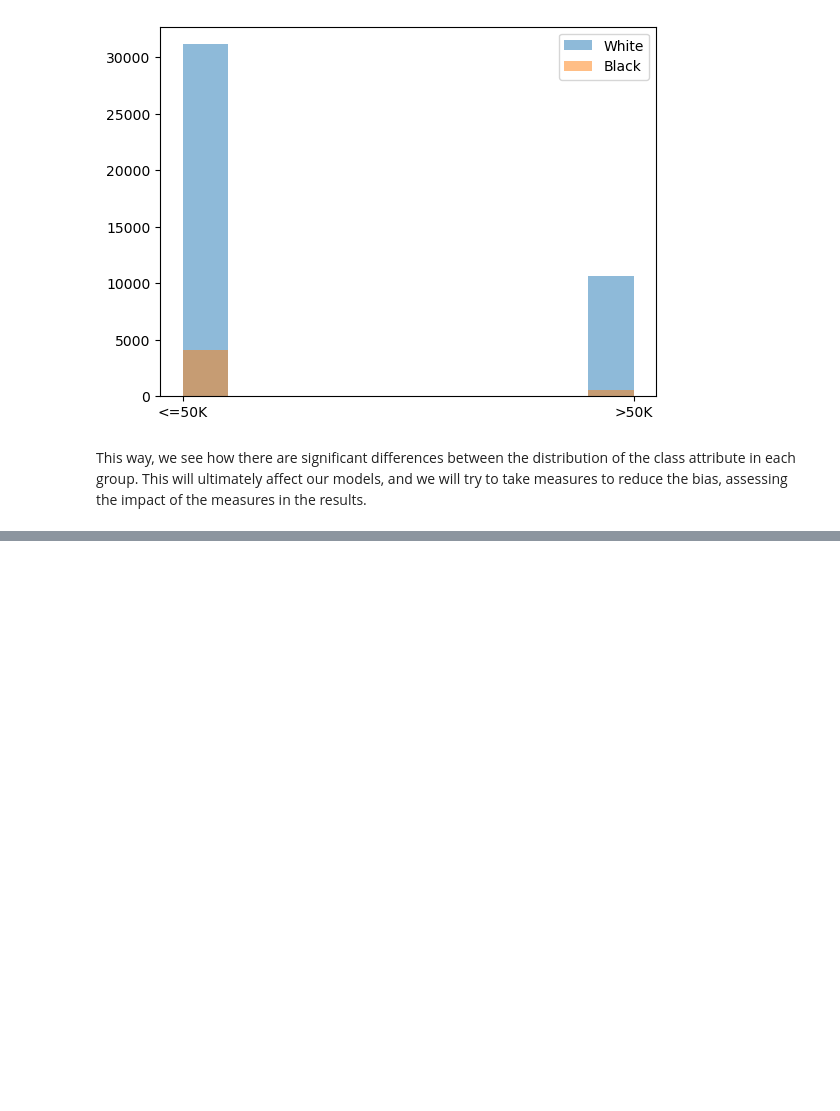
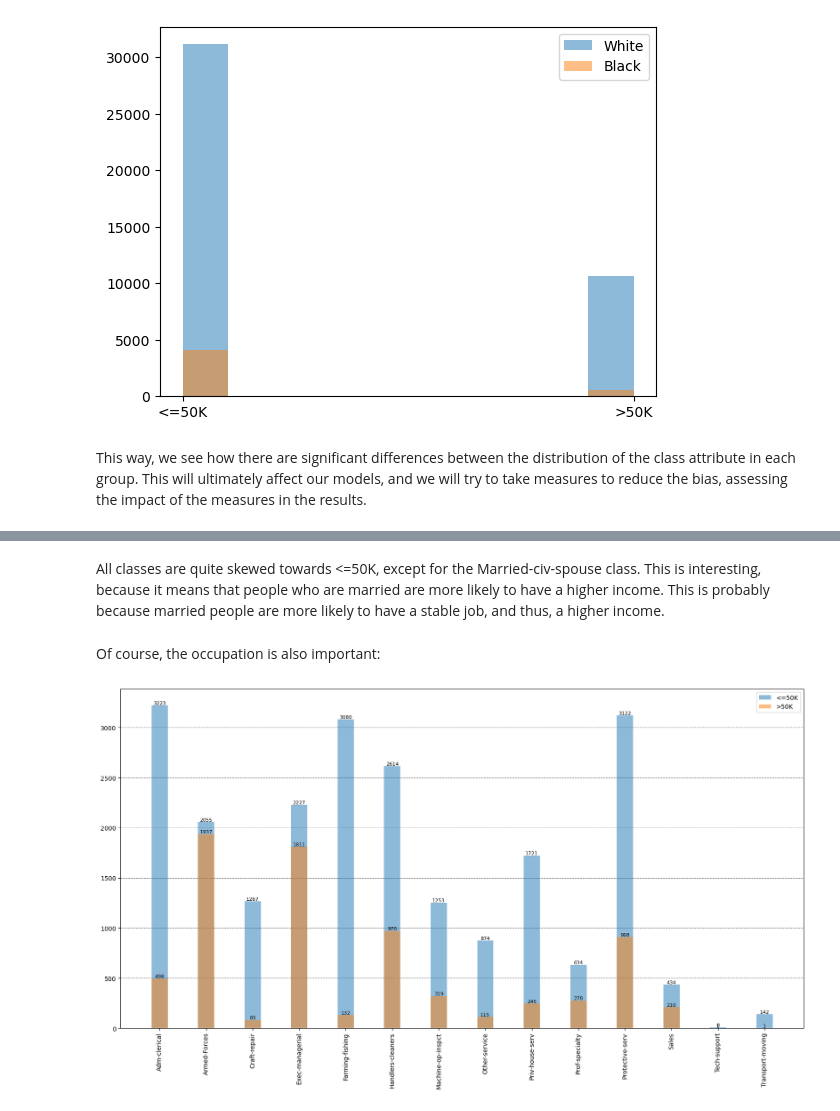
Before and after one commit to Lorenc1o/ML_Project, a Jupyter notebook: source/preliminars.ipynb, the cells around one changed output, grey strips where cells are left out. Cells and saved outputs as stored; diff of their text form; code cells hidden in the pictures; blank space fills up the shorter version.

```diff
--- a/source/preliminars.ipynb
+++ b/source/preliminars.ipynb
@@ -93,0 +396,26 @@ This way, we see how there are significant differences between the distribution
+# %% [markdown]
+All classes are quite skewed towards <=50K, except for the Married-civ-spouse class. This is interesting, because it means that people who are married are more likely to have a higher income. This is probably because married people are more likely to have a stable job, and thus, a higher income.
+# %% [markdown]
+Of course, the occupation is also important:
+# %%
+#plot the class against the occupation, for each occupation we plot the frequency of each class
+plt.figure(figsize=(20,10))
+labels = df['occupation'].unique()
+#sort the labels
+labels.sort()
+bin_edges = np.arange(len(labels)+1) - 0.5
+bar_width = 0.35
+plt.hist(df[df['class'] == '<=50K']['occupation'], alpha=0.5, label='<=50K', bins=bin_edges, align='mid', rwidth=bar_width)
+plt.hist(df[df['class'] == '>50K']['occupation'], alpha=0.5, label='>50K', bins=bin_edges,align='mid', rwidth=bar_width)
+plt.legend(loc='upper right')
+#rotate the labels and change the numbers to the correspondent education
+plt.xticks(range(len(labels)), labels, rotation='vertical')
+#separate the bars
+plt.gca().set_axisbelow(True)
+plt.gca().yaxis.grid(color='gray', linestyle='dashed')
+#plot the values of each bar
+for i, v in enumerate(plt.gca().patches):
+    plt.gca().text(v.get_x() + v.get_width()/2., v.get_height(), str(int(v.get_height())), fontsize=8, color='black', ha='center', va='bottom')
+plt.show()
+# %% [output]
+[figure, added]
```
Also changed, not shown: parts of 39 cells of this notebook, 3 other files.
